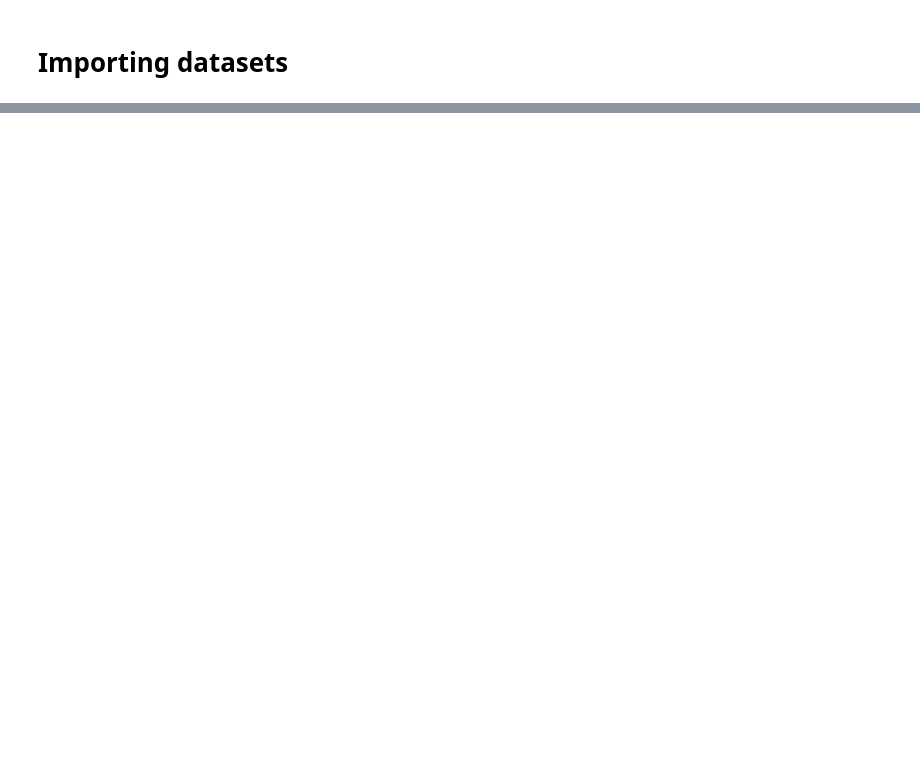
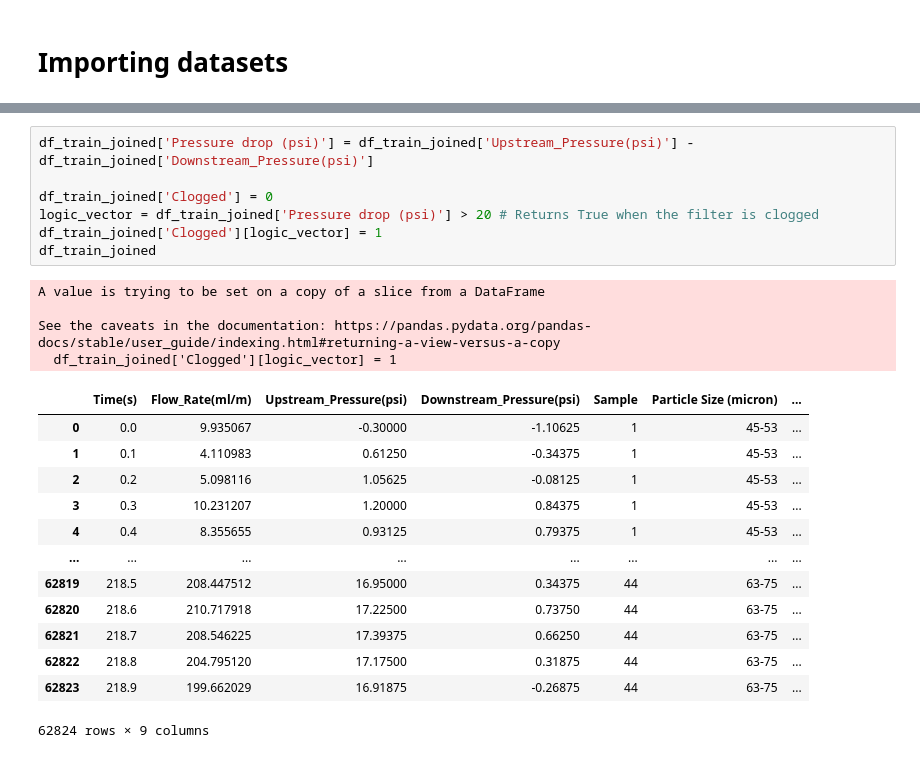
Before and after one commit to pirao/PHM-July-2020-Data-Challenge, a Jupyter notebook: Preprocessing.ipynb, the cells around one changed output, grey strips where cells are left out. Cells and saved outputs as stored; diff of their text form; blank space fills up the shorter version.

```diff
--- a/Preprocessing.ipynb
+++ b/Preprocessing.ipynb
@@ -89,0 +237,25 @@ The main components applied to construct this experimental rig are the following
+# %%
+df_train_joined['Pressure drop (psi)'] = df_train_joined['Upstream_Pressure(psi)'] - df_train_joined['Downstream_Pressure(psi)']
+
+df_train_joined['Clogged'] = 0
+logic_vector = df_train_joined['Pressure drop (psi)'] > 20 # Returns True when the filter is clogged
+df_train_joined['Clogged'][logic_vector] = 1
+df_train_joined
+# %% [output]
+A value is trying to be set on a copy of a slice from a DataFrame
+
+See the caveats in the documentation: https://pandas.pydata.org/pandas-docs/stable/user_guide/indexing.html#returning-a-view-versus-a-copy
+  df_train_joined['Clogged'][logic_vector] = 1
+|  | Time(s) | Flow_Rate(ml/m) | Upstream_Pressure(psi) | Downstream_Pressure(psi) | Sample | Particle Size (micron) | ... |
+| 0 | 0.0 | 9.935067 | -0.30000 | -1.10625 | 1 | 45-53 | ... |
+| 1 | 0.1 | 4.110983 | 0.61250 | -0.34375 | 1 | 45-53 | ... |
+| 2 | 0.2 | 5.098116 | 1.05625 | -0.08125 | 1 | 45-53 | ... |
+| 3 | 0.3 | 10.231207 | 1.20000 | 0.84375 | 1 | 45-53 | ... |
+| 4 | 0.4 | 8.355655 | 0.93125 | 0.79375 | 1 | 45-53 | ... |
+| ... | ... | ... | ... | ... | ... | ... | ... |
+| 62819 | 218.5 | 208.447512 | 16.95000 | 0.34375 | 44 | 63-75 | ... |
+| 62820 | 218.6 | 210.717918 | 17.22500 | 0.73750 | 44 | 63-75 | ... |
+| 62821 | 218.7 | 208.546225 | 17.39375 | 0.66250 | 44 | 63-75 | ... |
+| 62822 | 218.8 | 204.795120 | 17.17500 | 0.31875 | 44 | 63-75 | ... |
+| 62823 | 218.9 | 199.662029 | 16.91875 | -0.26875 | 44 | 63-75 | ... |
+62824 rows × 9 columns
```
Also changed, not shown: parts of 17 cells of this notebook, 2 other files.
